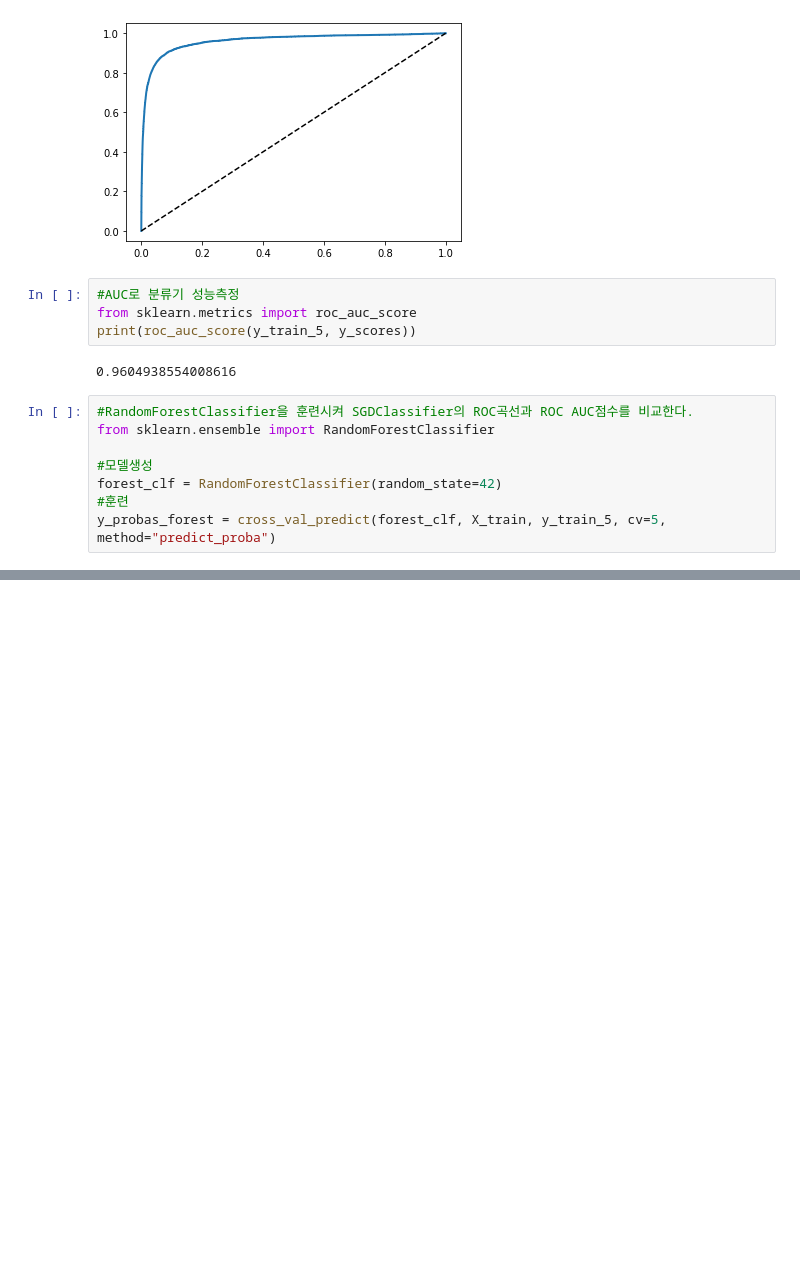
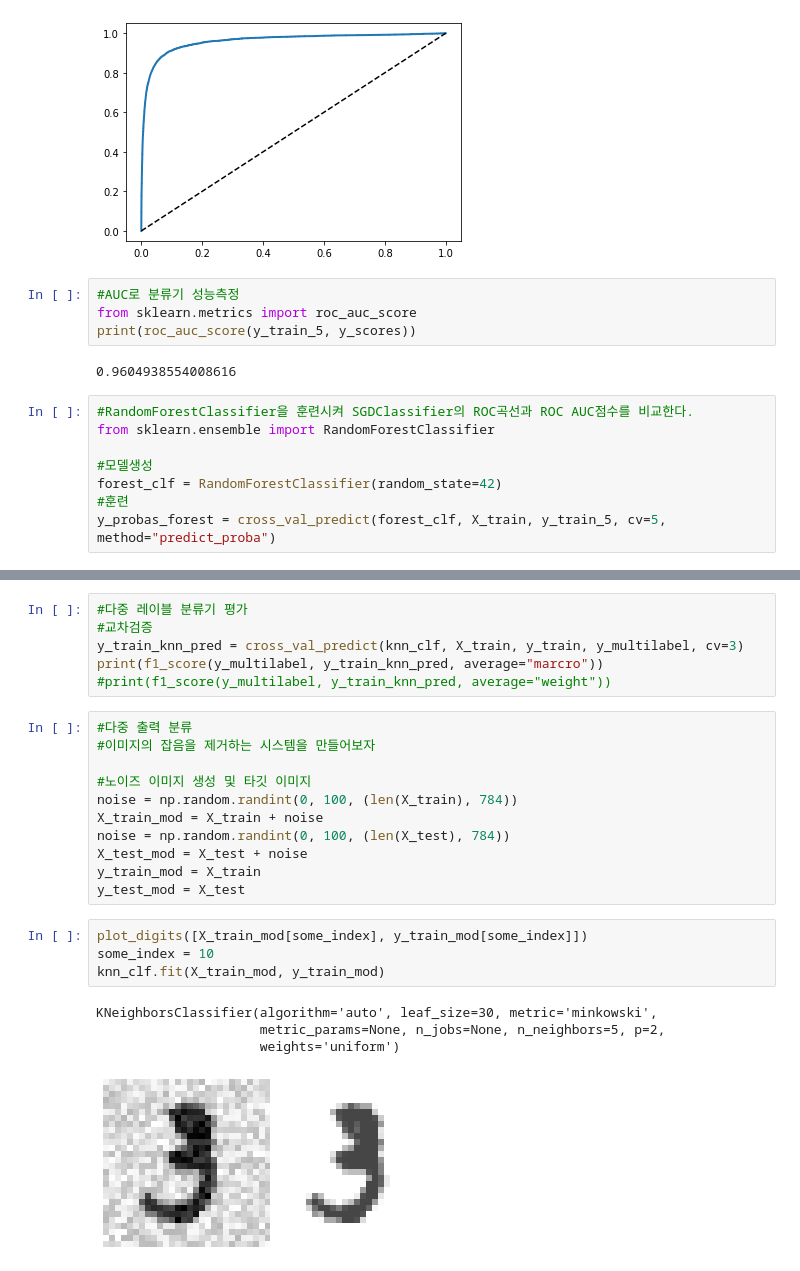
Before and after one commit to kimhwijin/HandsOnMachineLearing, a Jupyter notebook: Classifier_3.ipynb, the cells around one changed output, grey strips where cells are left out. Drawn from its saved outputs; the diff is of its cells as text; blank space fills up the shorter version.

```diff
--- a/Classifier_3.ipynb
+++ b/Classifier_3.ipynb
@@ -225,0 +326,26 @@ print(some_digit_scores)
+# %%
+#다중 레이블 분류기 평가
+#교차검증
+y_train_knn_pred = cross_val_predict(knn_clf, X_train, y_train, y_multilabel, cv=3)
+print(f1_score(y_multilabel, y_train_knn_pred, average="marcro"))
+#print(f1_score(y_multilabel, y_train_knn_pred, average="weight"))
+# %%
+#다중 출력 분류
+#이미지의 잡음을 제거하는 시스템을 만들어보자
+
+#노이즈 이미지 생성 및 타깃 이미지
+noise = np.random.randint(0, 100, (len(X_train), 784))
+X_train_mod = X_train + noise
+noise = np.random.randint(0, 100, (len(X_test), 784))
+X_test_mod = X_test + noise
+y_train_mod = X_train
+y_test_mod = X_test
+# %%
+plot_digits([X_train_mod[some_index], y_train_mod[some_index]])
+some_index = 10
+knn_clf.fit(X_train_mod, y_train_mod)
+# %% [output]
+KNeighborsClassifier(algorithm='auto', leaf_size=30, metric='minkowski',
+                     metric_params=None, n_jobs=None, n_neighbors=5, p=2,
+                     weights='uniform')
+[figure, added]
```
Also changed, not shown: parts of 12 cells of this notebook.
